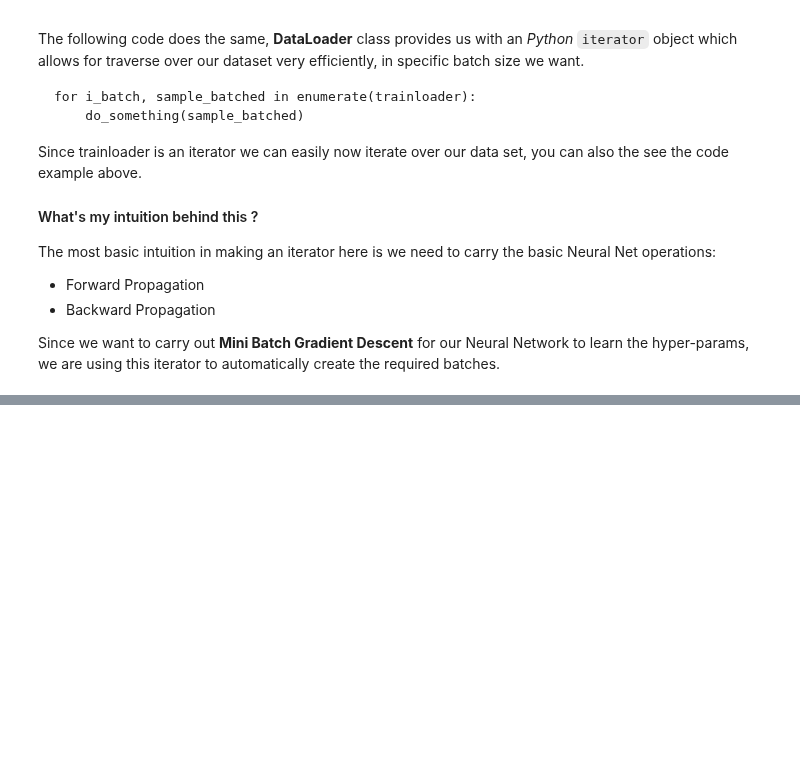
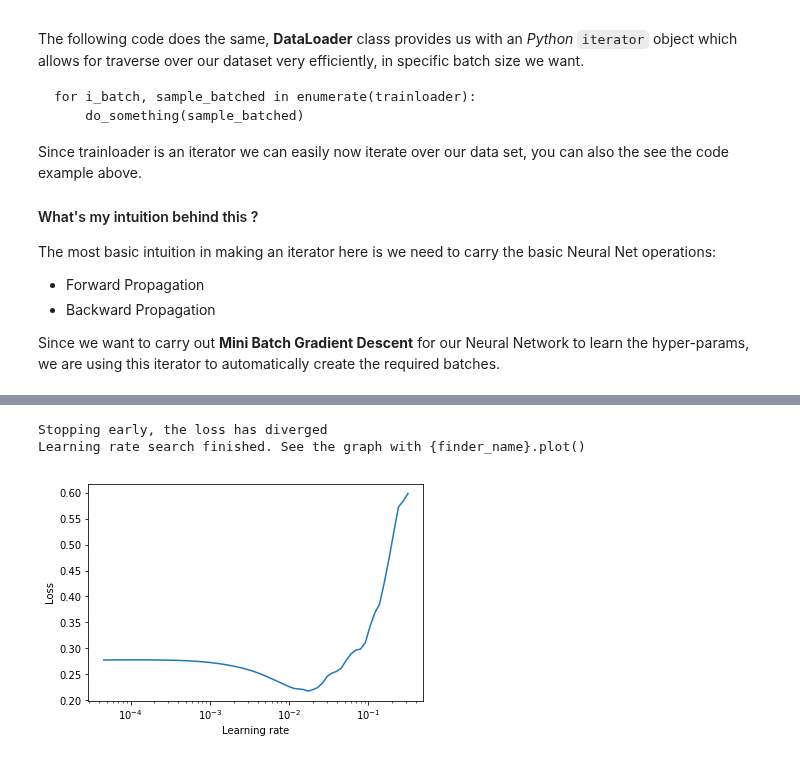
Before and after one commit to akshaysharma096/MIDAS_PROJECT, a Jupyter notebook: CV_PROBLEM/Image Classifier.ipynb, the cells around one changed output, grey strips where cells are left out. Saved outputs shown, nothing was run; the diff lists cells and outputs as text; code cells hidden in the pictures; blank space fills up the shorter version.

```diff
--- a/CV_PROBLEM/Image Classifier.ipynb
+++ b/CV_PROBLEM/Image Classifier.ipynb
@@ -56,3 +57,6 @@ random_seed = 43
 validation_split = 0.2
 shuffle_dataset = True
 torch.manual_seed(random_seed)
+
+with open(test_images_path, "rb") as file:
+    test_data = torch.ByteTensor(pickle.load(file)).view(-1, 28, 28)
@@ -116,6 +118,7 @@ class DataSetLoader(Dataset):
             labels_path (string): Path to the labels present for the training data
             transform (callable): Optional transform to apply to sample
         """
+        self.test_lables = []
         self.train=train
         if self.train:
             data = self._load_from_pickle(train_path)
@@ -124,7 +127,8 @@ class DataSetLoader(Dataset):
         else:
             data = self._load_from_pickle(train_path)
             self.test_data = torch.ByteTensor(data).view(-1, 28, 28)
-            self.test_lables = []
+            self.test_lables = [i for i in range(len(data))]
+
 
         del data
         self.transform = transform
@@ -149,7 +153,7 @@ class DataSetLoader(Dataset):
         if self.train:
             img, target = self.train_data[index], self.train_labels[index]
         else:
-            img, target = self.test_data[index], self.test_labels[index]
+            img, target = self.test_data[index], self.test_lables[index]
 
         # return a PIL Image
         img = Image.fromarray(img.numpy(), mode='L')
@@ -366,0 +413,10 @@ class CNN(nn.Module):
+# %%
+# Find learning rate using Exponential decay
+net = CNN().cuda().apply(weights_initialisation)
+optimizer = optim.Adam(net.parameters(), lr=1e-5)
+lr_finder = LRFinder(net, optimizer, nn.CrossEntropyLoss().cuda(), device="cuda")
+lr_finder.range_test(trainloader, val_loader=validationloader, end_lr=10)
+lr_finder.plot()
+history = lr_finder.history
+lr_finder.reset()
+# %% [output]
@@ -366,0 +424,3 @@ class CNN(nn.Module):
+Stopping early, the loss has diverged
+Learning rate search finished. See the graph with {finder_name}.plot()
+[figure, added]
```
Also changed, not shown: parts of 26 cells of this notebook.
